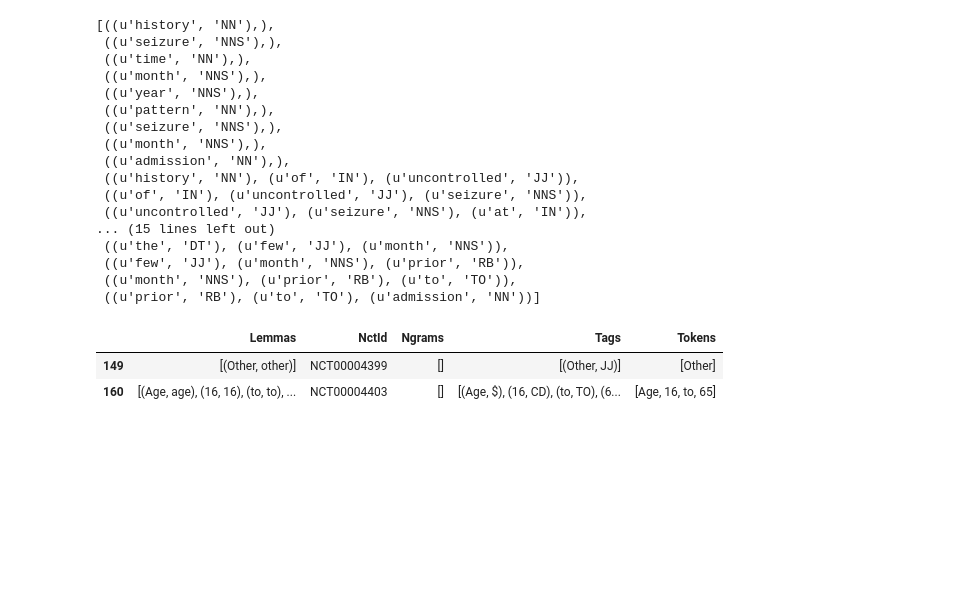
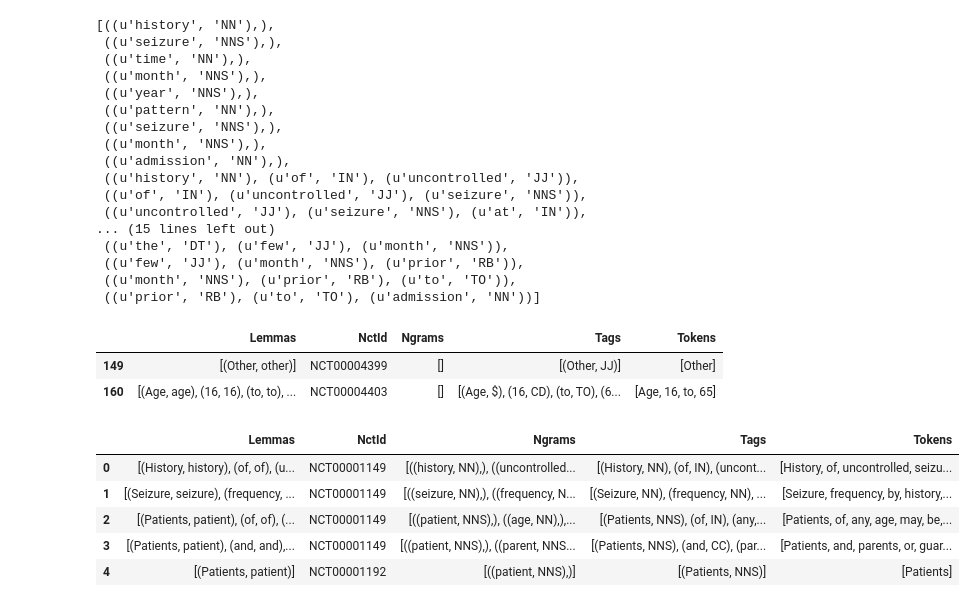
Before and after one commit to loxgio/CS109Project, a Jupyter notebook: ClinicalTrials_medex.ipynb, the cells around one changed output. Saved outputs shown, nothing was run; the diff lists cells and outputs as text; code cells hidden in the pictures; blank space fills up the shorter version.

```diff
--- a/ClinicalTrials_medex.ipynb
+++ b/ClinicalTrials_medex.ipynb
@@ -271,6 +270,15 @@ excl.head(200)
 #medex input % output directory
 medex_in = '/Users/Lo/Work/cs109project-data/input/'
 medex_out = '/Users/Lo/Work/cs109project-data/output/'
+# %%
+criteria.head()
+# %% [output]
+|  | Lemmas | NctId | Ngrams | Tags | Tokens |
+| 0 | [(History, history), (of, of), (u... | NCT00001149 | [((history, NN),), ((uncontrolled... | [(History, NN), (of, IN), (uncont... | [History, of, uncontrolled, seizu... |
+| 1 | [(Seizure, seizure), (frequency, ... | NCT00001149 | [((seizure, NN),), ((frequency, N... | [(Seizure, NN), (frequency, NN), ... | [Seizure, frequency, by, history,... |
+| 2 | [(Patients, patient), (of, of), (... | NCT00001149 | [((patient, NNS),), ((age, NN),),... | [(Patients, NNS), (of, IN), (any,... | [Patients, of, any, age, may, be,... |
+| 3 | [(Patients, patient), (and, and),... | NCT00001149 | [((patient, NNS),), ((parent, NNS... | [(Patients, NNS), (and, CC), (par... | [Patients, and, parents, or, guar... |
+| 4 | [(Patients, patient)] | NCT00001192 | [((patient, NNS),)] | [(Patients, NNS)] | [Patients] |
 # %%
 #create input files for medex to work on
 def add_medex_prep(df, medex_in):
```
Also changed, not shown: parts of 6 cells of this notebook.
